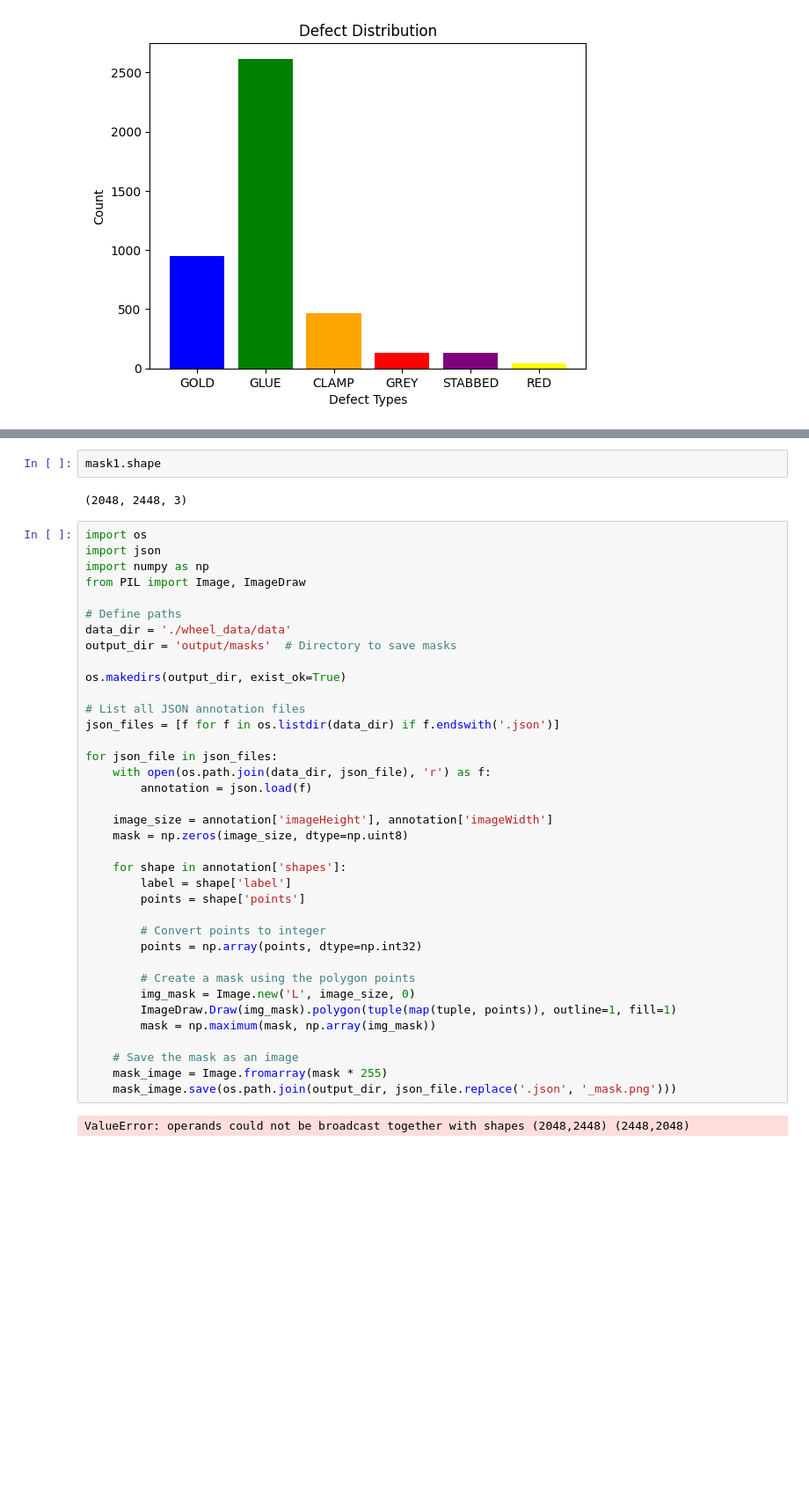
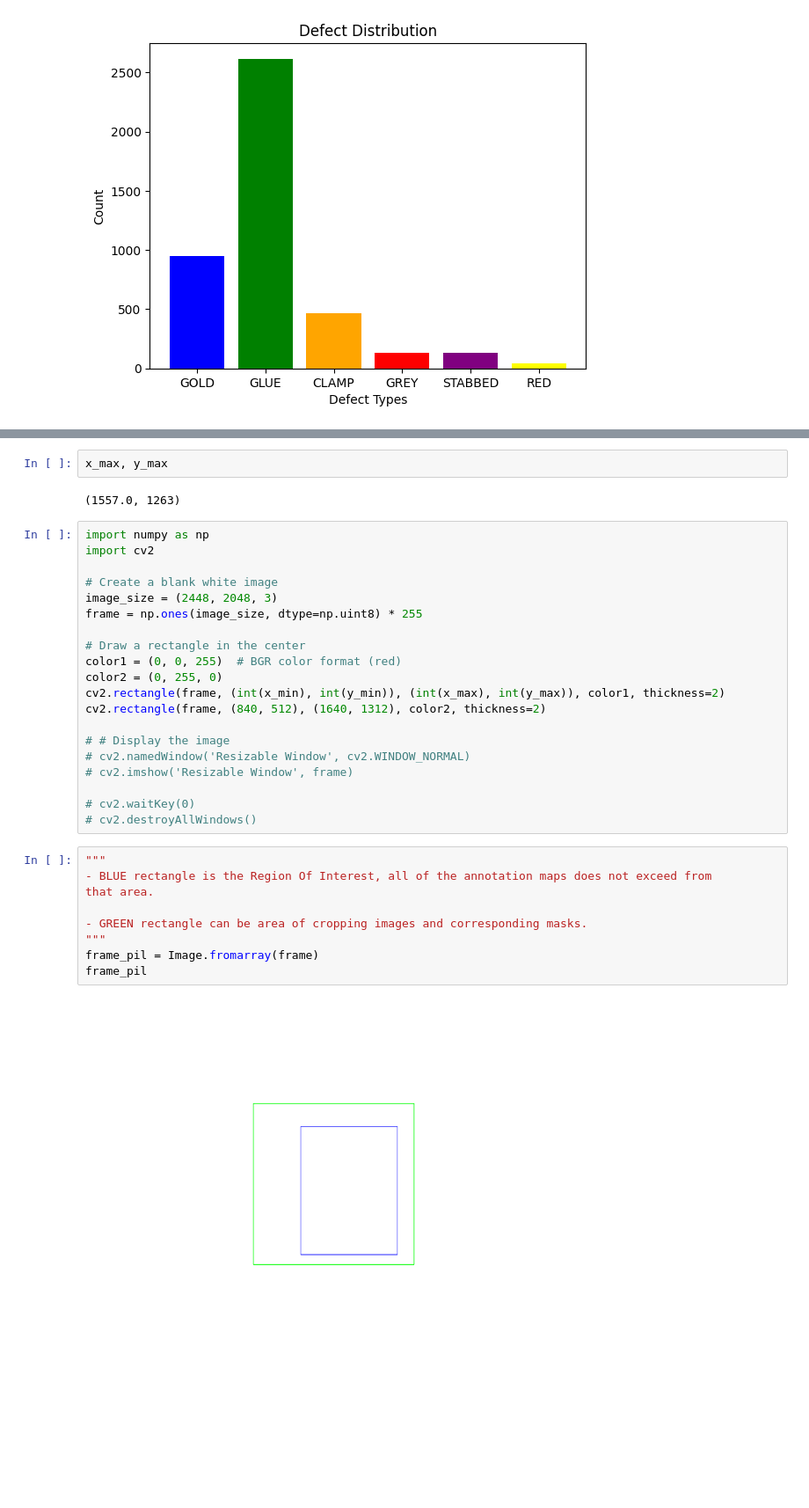
Before and after one commit to yakhyo/defect-det, a Jupyter notebook: preprocess.ipynb, the cells around one changed output, grey strips where cells are left out. Shown: that part at 88% size. Saved outputs shown, nothing was run; the diff lists cells and outputs as text; blank space fills up the shorter version.

```diff
--- a/preprocess.ipynb
+++ b/preprocess.ipynb
@@ -147,43 +159,35 @@ error: OpenCV(4.8.0) /io/opencv/modules/highgui/src/window.cpp:1272: error: (-2:
-# %%
-mask1.shape
-# %% [output]
-(2048, 2448, 3)
-# %%
-import os
-import json
-import numpy as np
-from PIL import Image, ImageDraw
-
-# Define paths
-data_dir = './wheel_data/data'
-output_dir = 'output/masks'  # Directory to save masks
-
-os.makedirs(output_dir, exist_ok=True)
-
-# List all JSON annotation files
-json_files = [f for f in os.listdir(data_dir) if f.endswith('.json')]
-
-for json_file in json_files:
-    with open(os.path.join(data_dir, json_file), 'r') as f:
-        annotation = json.load(f)
-
-    image_size = annotation['imageHeight'], annotation['imageWidth']
-    mask = np.zeros(image_size, dtype=np.uint8)
-
-    for shape in annotation['shapes']:
-        label = shape['label']
-        points = shape['points']
-
-        # Convert points to integer
-        points = np.array(points, dtype=np.int32)
-
-        # Create a mask using the polygon points
-        img_mask = Image.new('L', image_size, 0)
-        ImageDraw.Draw(img_mask).polygon(tuple(map(tuple, points)), outline=1, fill=1)
-        mask = np.maximum(mask, np.array(img_mask))
-
-    # Save the mask as an image
-    mask_image = Image.fromarray(mask * 255)
-    mask_image.save(os.path.join(output_dir, json_file.replace('.json', '_mask.png')))
-# %% [output]
-ValueError: operands could not be broadcast together with shapes (2048,2448) (2448,2048)
+# %%
+x_max, y_max
+# %% [output]
+(1557.0, 1263)
+# %%
+import numpy as np
+import cv2
+
+# Create a blank white image
+image_size = (2448, 2048, 3)
+frame = np.ones(image_size, dtype=np.uint8) * 255
+
+# Draw a rectangle in the center
+color1 = (0, 0, 255)  # BGR color format (red)
+color2 = (0, 255, 0)
+cv2.rectangle(frame, (int(x_min), int(y_min)), (int(x_max), int(y_max)), color1, thickness=2)
+cv2.rectangle(frame, (840, 512), (1640, 1312), color2, thickness=2)
+
+# # Display the image
+# cv2.namedWindow('Resizable Window', cv2.WINDOW_NORMAL)
+# cv2.imshow('Resizable Window', frame)
+
+# cv2.waitKey(0)
+# cv2.destroyAllWindows()
+# %%
+"""
+- BLUE rectangle is the Region Of Interest, all of the annotation maps does not exceed from
+that area.
+
+- GREEN rectangle can be area of cropping images and corresponding masks.
+"""
+frame_pil = Image.fromarray(frame)
+frame_pil
+# %% [output]
+[figure, added]
```
Also changed, not shown: parts of 14 cells of this notebook, 12 other files.
